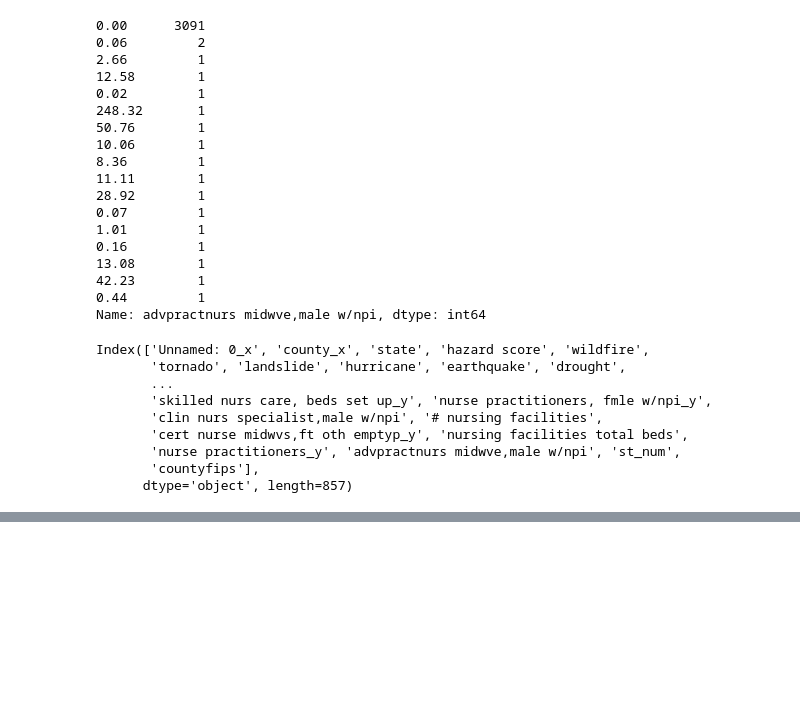
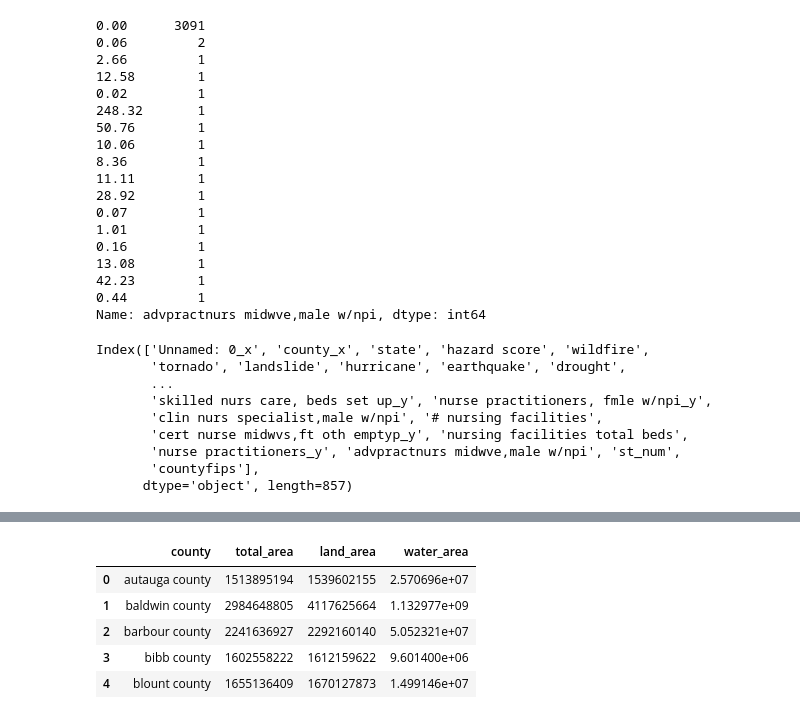
Before and after one commit to Agelf123/covid_predictions, a Jupyter notebook: code/jordan/Data in DSI Environ..ipynb, the cells around one changed output, grey strips where cells are left out. Saved outputs shown, nothing was run; the diff lists cells and outputs as text; code cells hidden in the pictures; blank space fills up the shorter version.

```diff
--- a/code/jordan/Data in DSI Environ..ipynb
+++ b/code/jordan/Data in DSI Environ..ipynb
@@ -699,0 +700,2 @@ dtype: int64
+# %%
+area = pd.read_csv('../../../intermed.csv')
@@ -699,0 +704,9 @@ dtype: int64
+# %%
+area.head()
+# %% [output]
+|  | county | total_area | land_area | water_area |
+| 0 | autauga county | 1513895194 | 1539602155 | 2.570696e+07 |
+| 1 | baldwin county | 2984648805 | 4117625664 | 1.132977e+09 |
+| 2 | barbour county | 2241636927 | 2292160140 | 5.052321e+07 |
+| 3 | bibb county | 1602558222 | 1612159622 | 9.601400e+06 |
+| 4 | blount county | 1655136409 | 1670127873 | 1.499146e+07 |
```
Also changed, not shown: parts of 4 cells of this notebook, 3 other files.
